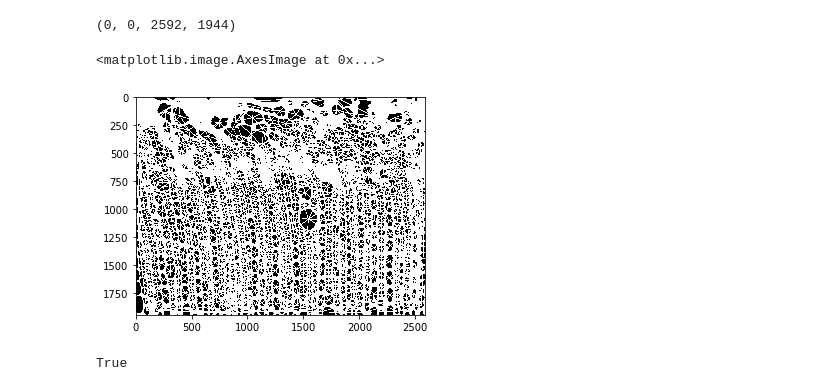
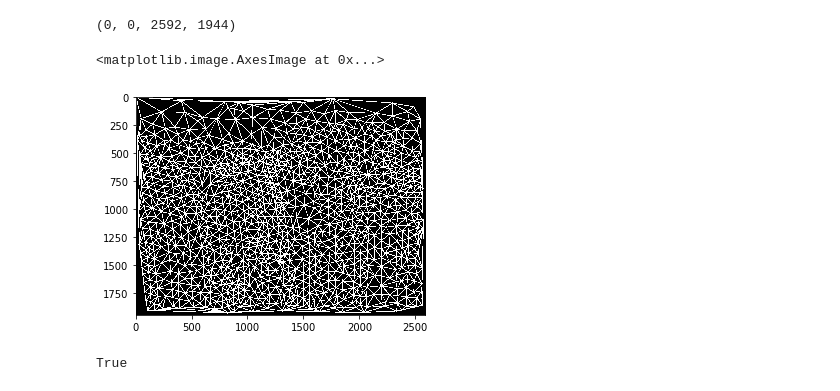
Before and after one commit to petronemilio/imagewoodanalysis, a Jupyter notebook: Manipulación_de_imágenes.ipynb, the cells around one changed output. Drawn from its saved outputs; the diff is of its cells as text; code cells hidden in the pictures.

```diff
--- a/Manipulación_de_imágenes.ipynb
+++ b/Manipulación_de_imágenes.ipynb
@@ -166,7 +196,7 @@ La función .findContours regresa un arreglo con arreglos de los distintos conto
 # %%
 # find contours in the thresholded image
 #cnts = cv.findContours(th3_2, cv.RETR_EXTERNAL,cv.CHAIN_APPROX_SIMPLE)
-cnts,hierarchy=cv.findContours(th3_2,cv.RETR_TREE,cv.CHAIN_APPROX_NONE)
+cnts,hierarchy=cv.findContours(smooth_th3_2,cv.RETR_TREE,cv.CHAIN_APPROX_NONE)
 #cnts = imutils.grab_contours(cnts)
 hierarchy.shape
 print(hierarchy)
@@ -197,8 +227,8 @@ for c in cnts:
     else:
         cX, cY = 0, 0
     # draw the contour and center of the shape on the image
-    cv.drawContours(th3_2, [c], -1, (0, 255, 0), 2)
-    cv.circle(th3_2, (cX, cY), 7, (255, 255, 255), -1)
+    cv.drawContours(smooth_th3_2, [c], -1, (0, 255, 0), 2)
+    cv.circle(smooth_th3_2, (cX, cY), 7, (255, 255, 255), -1)
     centroids.append([cX, cY])
     areas.append(cv.contourArea(c))
     perimeters.append(cv.arcLength(c,True))
@@ -206,6 +236,6 @@ for c in cnts:
     #cv.putText(th2, "center", (cX - 20, cY - 20),cv.FONT_HERSHEY_SIMPLEX, 0.5, (255, 255, 255), 2)
     # display the image
     #cv.imshow("Image", th2)
-plt.imshow(th3_2,cmap="gray", vmin=0, vmax=255)
+plt.imshow(smooth_th3_2,cmap="gray", vmin=0, vmax=255)
 # %% [output]
 <matplotlib.image.AxesImage at 0x...>
@@ -241,11 +272,11 @@ plt.show()
 # %%
-size=th3_2.shape
+size=smooth_th3_2.shape
 
 r = (0, 0, size[1], size[0])
 print(rect)
 
 # Check if a point is inside a rectangle
-def rect_contains(rect, point) :
+def rect_contains(r, point) :
     if point[0] < rect[0] :
         return False
     elif point[1] < rect[1] :
@@ -259,24 +290,24 @@ def rect_contains(rect, point) :
 (0, 0, 2592, 1944)
 # %%
 # Create an instance of Subdiv2D
-subdiv = cv.Subdiv2D(r)
+subdiv = cv.Subdiv2D(rect)
 #Insert points into subdiv
 for p in centroids:
     subdiv.insert(tuple(p))
 # %%
 triangleList = subdiv.getTriangleList()
 
 for t in triangleList:
     pt1 = (t[0], t[1])
     pt2 = (t[2], t[3])
     pt3 = (t[4], t[5])
     if rect_contains(rect, pt1) and rect_contains(rect, pt2) and rect_contains(rect, pt3) :
-        cv.line(th3_2, pt1, pt2, (255,255,0), 5)
-        cv.line(th3_2, pt2, pt3, (255,255, 0), 5)
-        cv.line(th3_2, pt3, pt1, (255,255, 0), 5)
+        cv.line(smooth_th3_2, pt1, pt2, (255,255,0), 5)
+        cv.line(smooth_th3_2, pt2, pt3, (255,255, 0), 5)
+        cv.line(smooth_th3_2, pt3, pt1, (255,255, 0), 5)
 
-plt.imshow(th3_2,cmap="gray", vmin=0, vmax=255)
+plt.imshow(smooth_th3_2,cmap="gray", vmin=0, vmax=255)
 # %% [output]
 <matplotlib.image.AxesImage at 0x...>
-[figure, old version]
+[figure, new version]
 # %%
```
Also changed, not shown: parts of 21 cells of this notebook.
